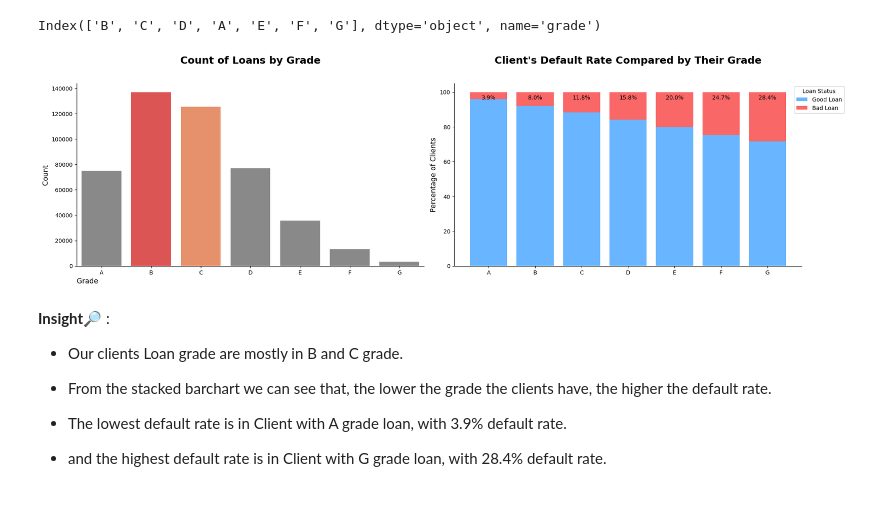
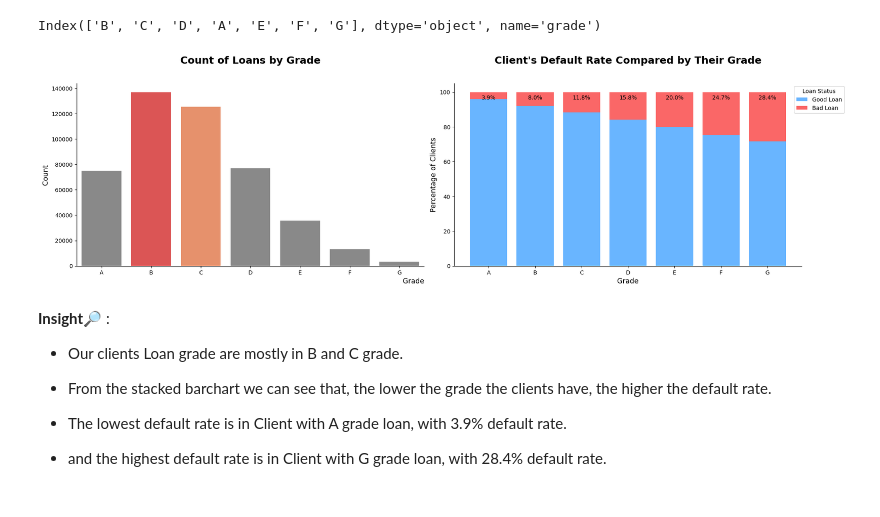
Before and after one commit to azaryasph/IDX-Partners-Project-Based-Internship-Prediction-Model, a Jupyter notebook: notebooks/Prediction Model.ipynb, the cells around one changed output. Drawn from its saved outputs; the diff is of its cells as text; code cells hidden in the pictures.

```diff
--- a/notebooks/Prediction Model.ipynb
+++ b/notebooks/Prediction Model.ipynb
@@ -424,6 +424,7 @@ def create_stacked_barchart(data, value_col, status_col, order, target_colors, b
 
     # Set the title and labels
     plt.title(f"Client's Default Rate Compared by Their {value_col.title()}", y=1.09, fontsize=18, fontweight='bold')
+    plt.xlabel(f'{value_col.title()}', fontsize=12.5)
     plt.ylabel('Percentage of Clients', fontsize=12.5)
 
     # Get current axes and make the top spine invisible
@@ -437,29 +438,29 @@ def create_stacked_barchart(data, value_col, status_col, order, target_colors, b
 # %%
 # Set the figure size
 plt.figure(figsize=(20, 6))
 
 # First subplot
 plt.subplot(1, 2, 1)
 order_grade = ['A', 'B', 'C', 'D', 'E', 'F', 'G']
 hcolors = ['#898989'] + ['#F13F3F', '#FA8958'] + ['#898989'] * 5
 sns.countplot(x='grade', data=dfloan, order=order_grade, palette=hcolors)
 plt.title('Count of Loans by Grade', fontsize=18, fontweight='bold', y=1.09)
-plt.xlabel('Grade', fontsize=12.5, loc='left')
+plt.xlabel('Grade', fontsize=12.5, loc='right')
 plt.ylabel('Count', fontsize=12.5)
 sns.despine()
 
 # Second subplot
 plt.subplot(1, 2, 2)
 
 # Create a stacked bar chart of loan statuses by grade
 create_stacked_barchart(dfloan, 'grade', 'loan_status', order_grade, target_colors, bbox_to_anchor=(1.13, 1))
 
 
 # Display the plot
 plt.tight_layout()
 plt.show()
 # %% [output]
-[figure, old version]
+[figure, new version]
 # %% [markdown]
 **Insight🔎** :<br>
 - Our clients Loan grade are mostly in B and C grade.
```
Also changed, not shown: parts of 12 cells of this notebook.
